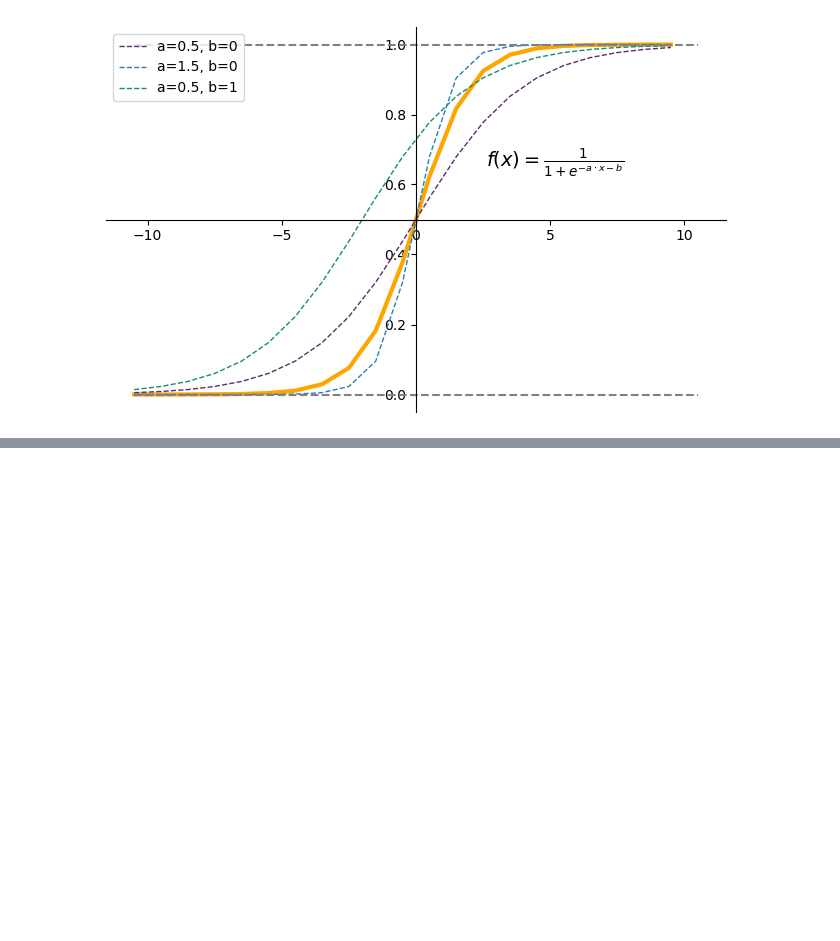
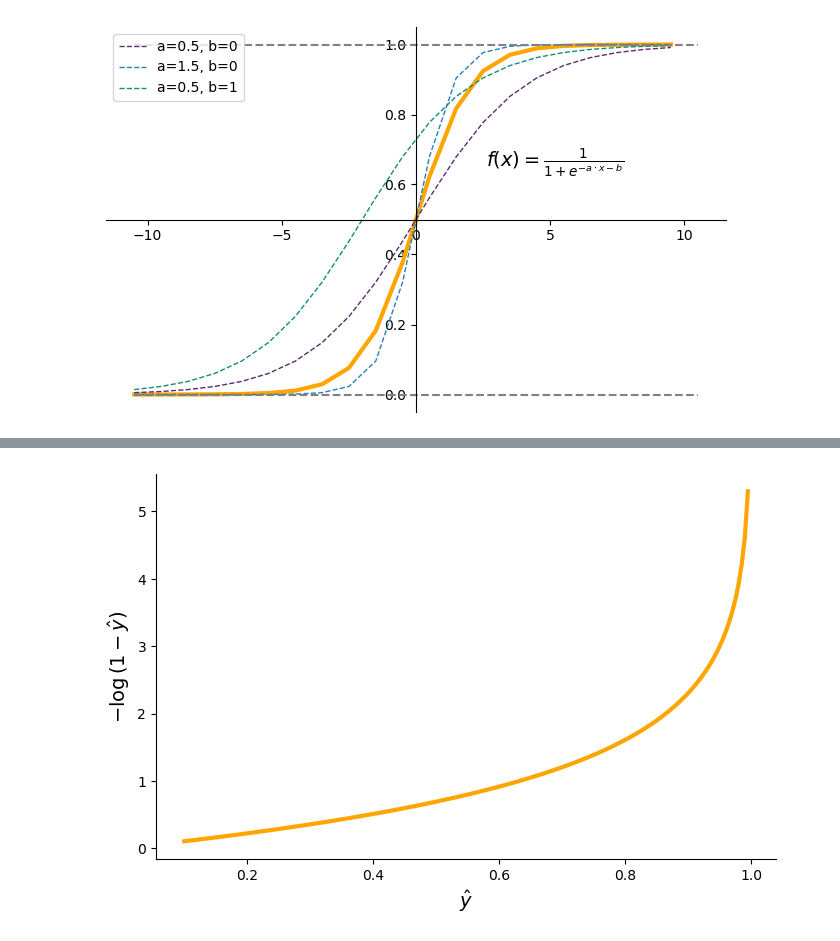
Before and after one commit to froukje/datamapu, a Jupyter notebook: notebooks/plots.ipynb, the cells around one changed output, grey strips where cells are left out. Cells and saved outputs as stored; diff of their text form; code cells hidden in the pictures; blank space fills up the shorter version.

```diff
--- a/notebooks/plots.ipynb
+++ b/notebooks/plots.ipynb
@@ -91,0 +103,11 @@ plt.savefig('logistic_function_different_parameters.png', transparent=True)
+# %%
+fig, ax = plt.subplots(figsize=(8, 5))
+x = np.arange(0.1,1.2,.005)
+y = -np.log(1-x)
+ax.plot(x,y,color='orange',linewidth=3.0)
+ax.spines[['right', 'top']].set_visible(False)
+ax.set_xlabel('$\hat{y}$', fontsize=14)
+ax.set_ylabel('$-\log{(1-\hat{y})}$', fontsize=14)
+plt.savefig('logloss2.png', transparent=True)
+# %% [output]
+[figure, added]
```
Also changed, not shown: parts of 1 cell of this notebook, 8 other files.
